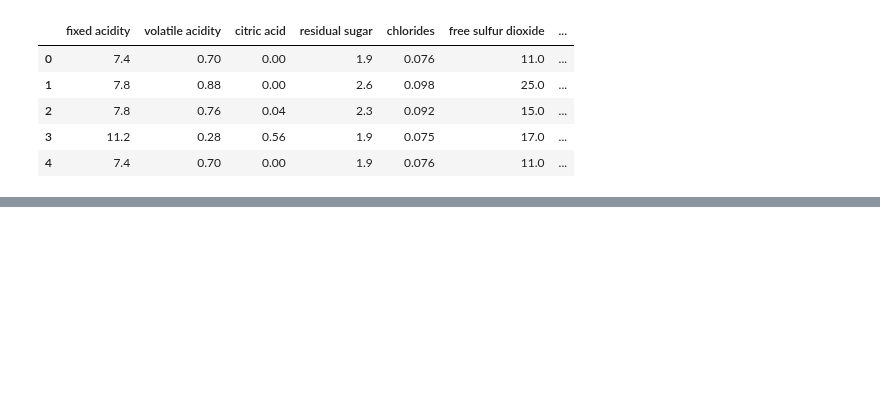
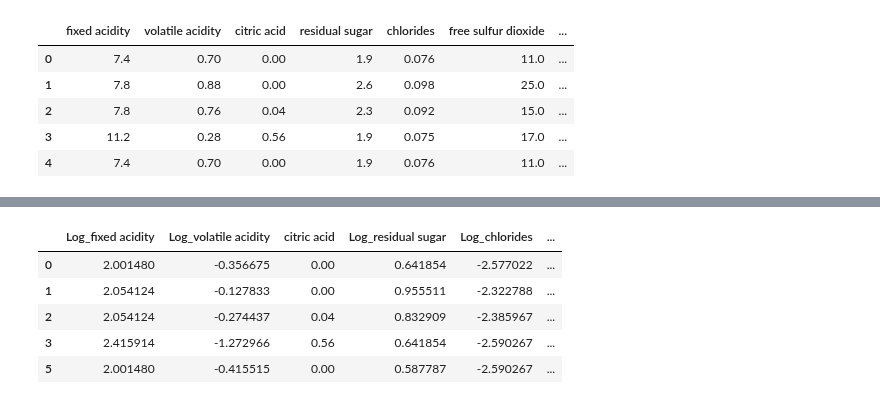
Before and after one commit to aminrahimian/data-for-good, a Jupyter notebook: principal_components_analysis (still working).ipynb, the cells around one changed output, grey strips where cells are left out. Cells and saved outputs as stored; diff of their text form; code cells hidden in the pictures; blank space fills up the shorter version.

```diff
--- a/principal-components-analysis-(still working).ipynb
+++ b/principal_components_analysis (still working).ipynb
@@ -500,9 +439,28 @@ Text(0.5, 0.98, 'After-Distribution Of The Quality')
 # %%
+#Log the data
 df["Log_fixed acidity"]=np.log(df["fixed acidity"])
 df["Log_volatile acidity"]=np.log(df["volatile acidity"])
 df["Log_residual sugar"]=np.log(df["residual sugar"])
 df["Log_chlorides"]=np.log(df["chlorides"])
 df["Log_free sulfur dioxide"]=np.log(df["free sulfur dioxide"])
 df["Log_total sulfur dioxide"]=np.log(df["total sulfur dioxide"])
 df["Log_sulphates"]=np.log(df["sulphates"])
 df["Log_alcohol"]=np.log(df["alcohol"])
+
+#Drop previous columns
+df.drop(columns = ['fixed acidity', 'volatile acidity','residual sugar',
+       'chlorides', 'free sulfur dioxide', 'total sulfur dioxide','sulphates', 'alcohol'],axis=True,inplace =True)
+
+#Rearrange columns
+df = df[['Log_fixed acidity','Log_volatile acidity','citric acid', 'Log_residual sugar', 'Log_chlorides',
+       'Log_free sulfur dioxide', 'Log_total sulfur dioxide','density',
+       'pH','Log_sulphates','Log_alcohol','quality']]
+
+df.head()
+# %% [output]
+|  | Log_fixed acidity | Log_volatile acidity | citric acid | Log_residual sugar | Log_chlorides | ... |
+| 0 | 2.001480 | -0.356675 | 0.00 | 0.641854 | -2.577022 | ... |
+| 1 | 2.054124 | -0.127833 | 0.00 | 0.955511 | -2.322788 | ... |
+| 2 | 2.054124 | -0.274437 | 0.04 | 0.832909 | -2.385967 | ... |
+| 3 | 2.415914 | -1.272966 | 0.56 | 0.641854 | -2.590267 | ... |
+| 5 | 2.001480 | -0.415515 | 0.00 | 0.587787 | -2.590267 | ... |
```
Also changed, not shown: parts of 25 cells of this notebook.
